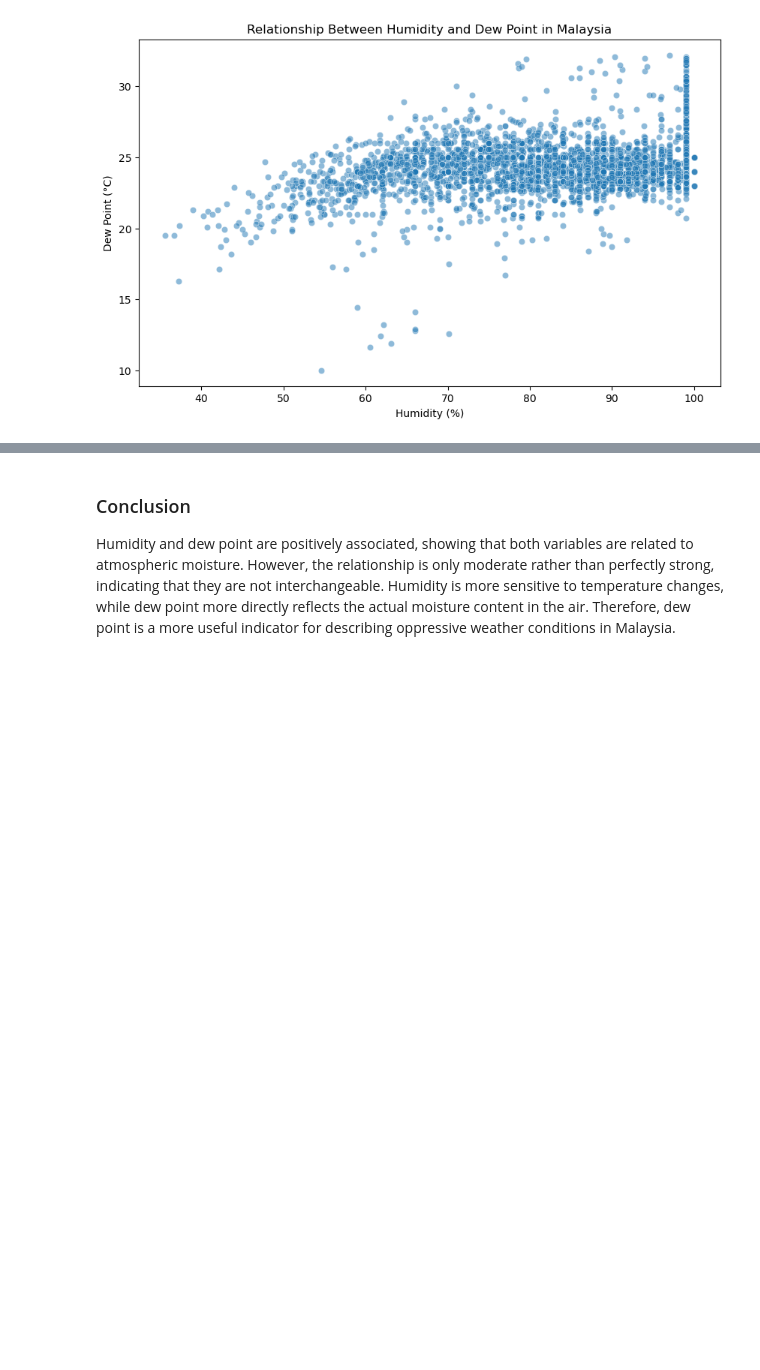
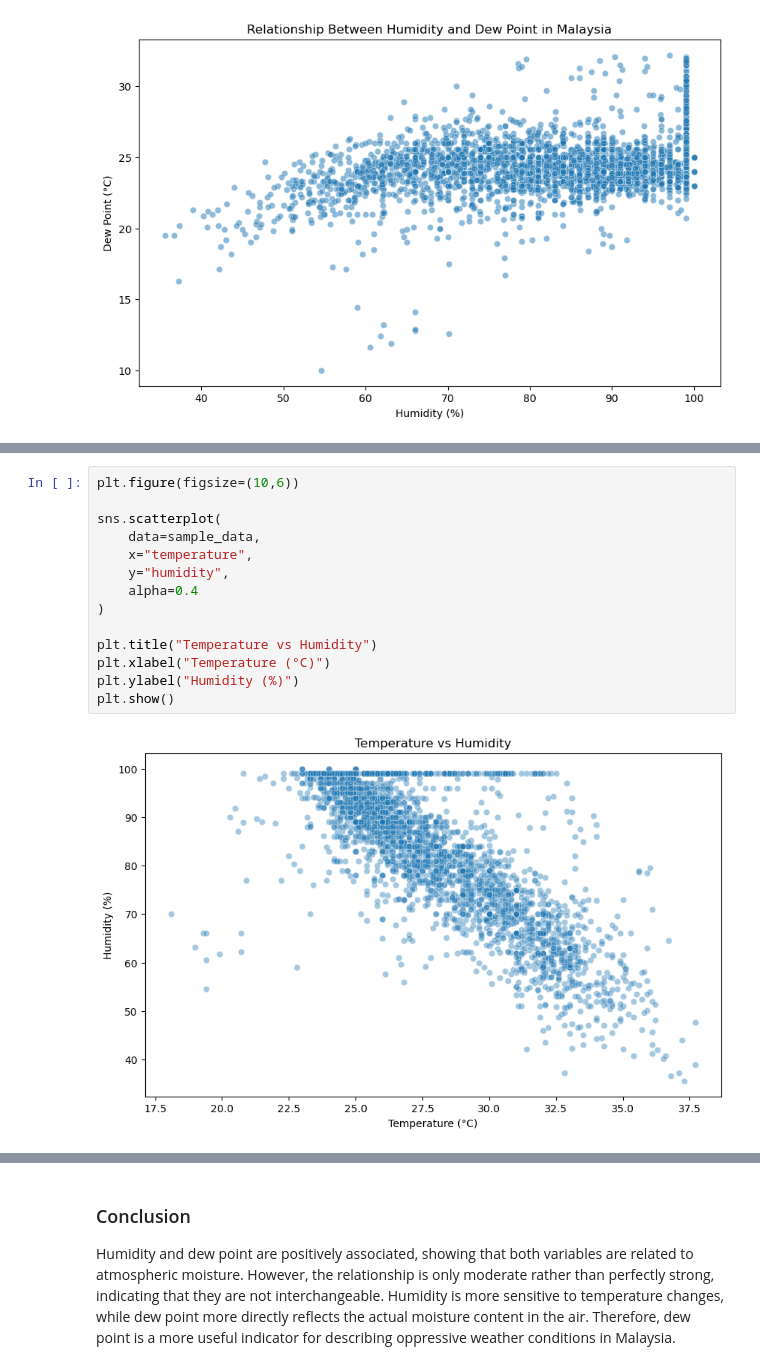
Before and after one commit to hyue3463-cloud/MWF-G2, a Jupyter notebook: weather_project.ipynb, the cells around one changed output, grey strips where cells are left out. Cells and saved outputs as stored; diff of their text form; blank space fills up the shorter version.

```diff
--- a/weather_project.ipynb
+++ b/weather_project.ipynb
@@ -35,0 +42,16 @@ plt.show()
+# %%
+plt.figure(figsize=(10,6))
+
+sns.scatterplot(
+    data=sample_data,
+    x="temperature",
+    y="humidity",
+    alpha=0.4
+)
+
+plt.title("Temperature vs Humidity")
+plt.xlabel("Temperature (°C)")
+plt.ylabel("Humidity (%)")
+plt.show()
+# %% [output]
+[figure, added]
```
Also changed, not shown: parts of 5 cells of this notebook.
